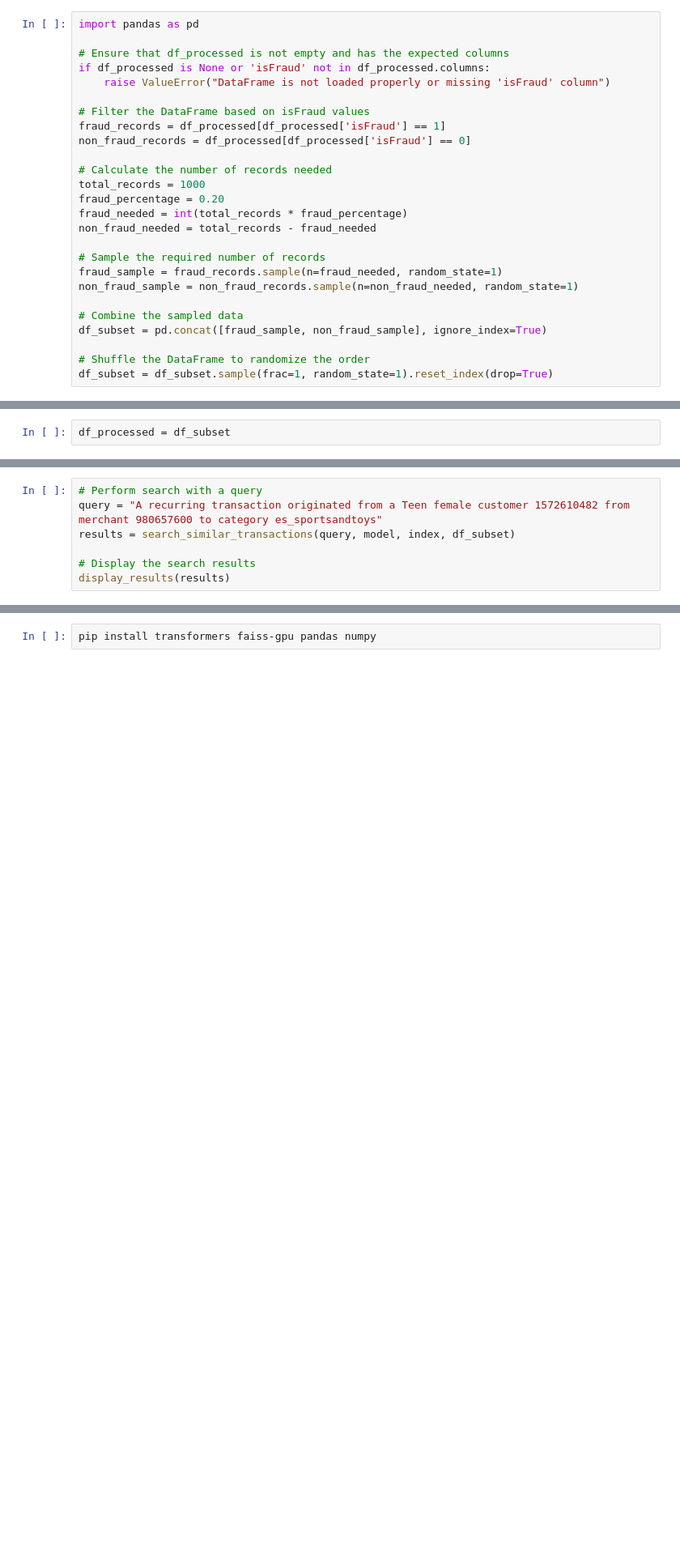
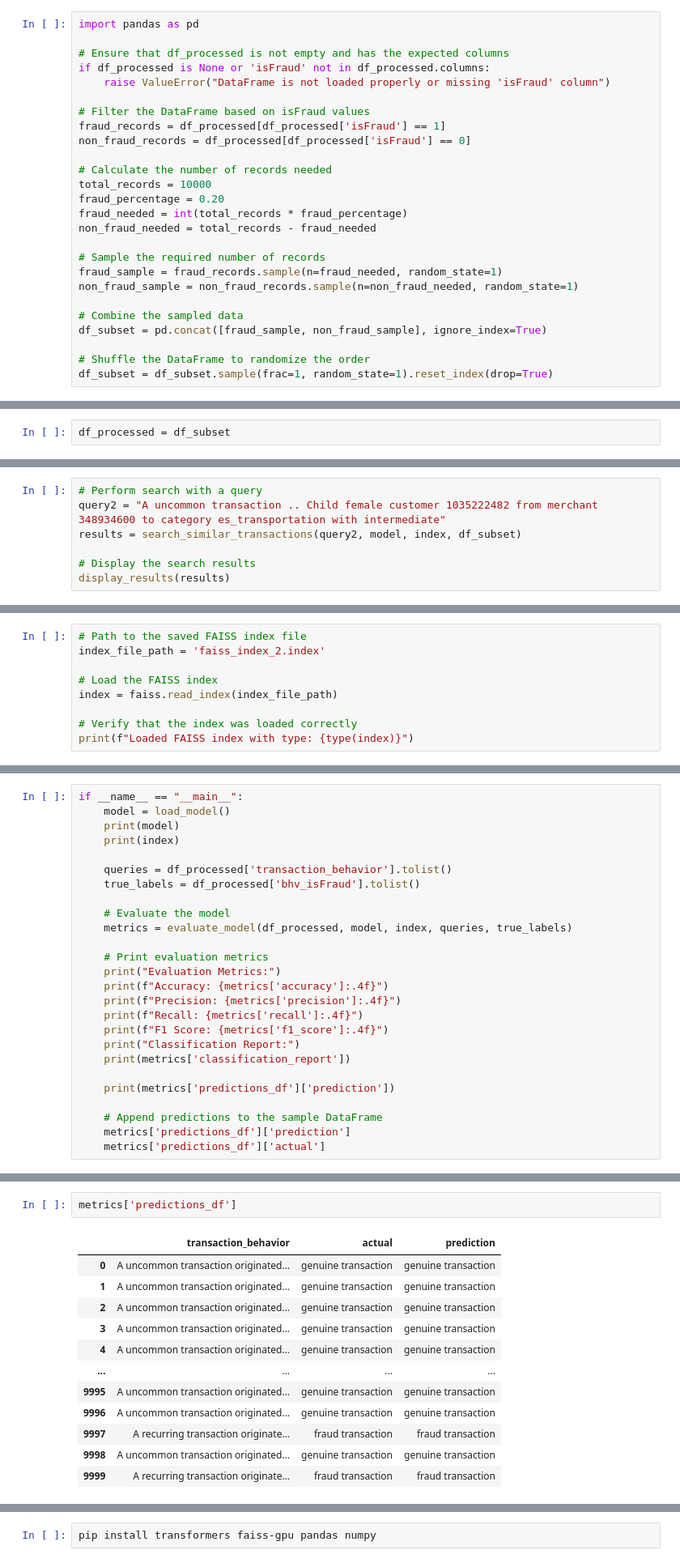
Before and after one commit to 21062872/fraud-detection-rag, a Jupyter notebook: code_files/main.ipynb, the cells around one changed output, grey strips where cells are left out. Shown at 81% size. Drawn from its saved outputs; the diff is of its cells as text; blank space fills up the shorter version.

Commit message:
RAG model done

```diff
--- a/code_files/main.ipynb
+++ b/code_files/main.ipynb
@@ -1490,7 +1592,7 @@ fraud_records = df_processed[df_processed['isFraud'] == 1]
 non_fraud_records = df_processed[df_processed['isFraud'] == 0]
 
 # Calculate the number of records needed
-total_records = 1000
+total_records = 10000
 fraud_percentage = 0.20
 fraud_needed = int(total_records * fraud_percentage)
 non_fraud_needed = total_records - fraud_needed
@@ -1731,7 +1770,7 @@ if __name__ == "__main__":
 # %%
 # Perform search with a query
-query = "A recurring transaction originated from a Teen female customer 1572610482 from merchant 980657600 to category es_sportsandtoys"
-results = search_similar_transactions(query, model, index, df_subset)
+query2 = "A uncommon transaction .. Child female customer 1035222482 from merchant 348934600 to category es_transportation with intermediate"
+results = search_similar_transactions(query2, model, index, df_subset)
 
 # Display the search results
 display_results(results)
@@ -1776,0 +1866,9 @@ plt.show()
+# %%
+# Path to the saved FAISS index file
+index_file_path = 'faiss_index_2.index'
+
+# Load the FAISS index
+index = faiss.read_index(index_file_path)
+
+# Verify that the index was loaded correctly
+print(f"Loaded FAISS index with type: {type(index)}")
@@ -1776,0 +1877,26 @@ plt.show()
+# %%
+if __name__ == "__main__":
+    model = load_model()
+    print(model)
+    print(index)
+
+    queries = df_processed['transaction_behavior'].tolist()
+    true_labels = df_processed['bhv_isFraud'].tolist()
+
+    # Evaluate the model
+    metrics = evaluate_model(df_processed, model, index, queries, true_labels)
+
+    # Print evaluation metrics
+    print("Evaluation Metrics:")
+    print(f"Accuracy: {metrics['accuracy']:.4f}")
+    print(f"Precision: {metrics['precision']:.4f}")
+    print(f"Recall: {metrics['recall']:.4f}")
+    print(f"F1 Score: {metrics['f1_score']:.4f}")
+    print("Classification Report:")
+    print(metrics['classification_report'])
+
+    print(metrics['predictions_df']['prediction'])
+
+    # Append predictions to the sample DataFrame
+    metrics['predictions_df']['prediction']
+    metrics['predictions_df']['actual']
@@ -1776,0 +1921,15 @@ plt.show()
+# %%
+metrics['predictions_df']
+# %% [output]
+|  | transaction_behavior | actual | prediction |
+| 0 | A uncommon transaction originated... | genuine transaction | genuine transaction |
+| 1 | A uncommon transaction originated... | genuine transaction | genuine transaction |
+| 2 | A uncommon transaction originated... | genuine transaction | genuine transaction |
+| 3 | A uncommon transaction originated... | genuine transaction | genuine transaction |
+| 4 | A uncommon transaction originated... | genuine transaction | genuine transaction |
+| ... | ... | ... | ... |
+| 9995 | A uncommon transaction originated... | genuine transaction | genuine transaction |
+| 9996 | A uncommon transaction originated... | genuine transaction | genuine transaction |
+| 9997 | A recurring transaction originate... | fraud transaction | fraud transaction |
+| 9998 | A uncommon transaction originated... | genuine transaction | genuine transaction |
+| 9999 | A recurring transaction originate... | fraud transaction | fraud transaction |
```
Also changed, not shown: parts of 16 cells of this notebook.
